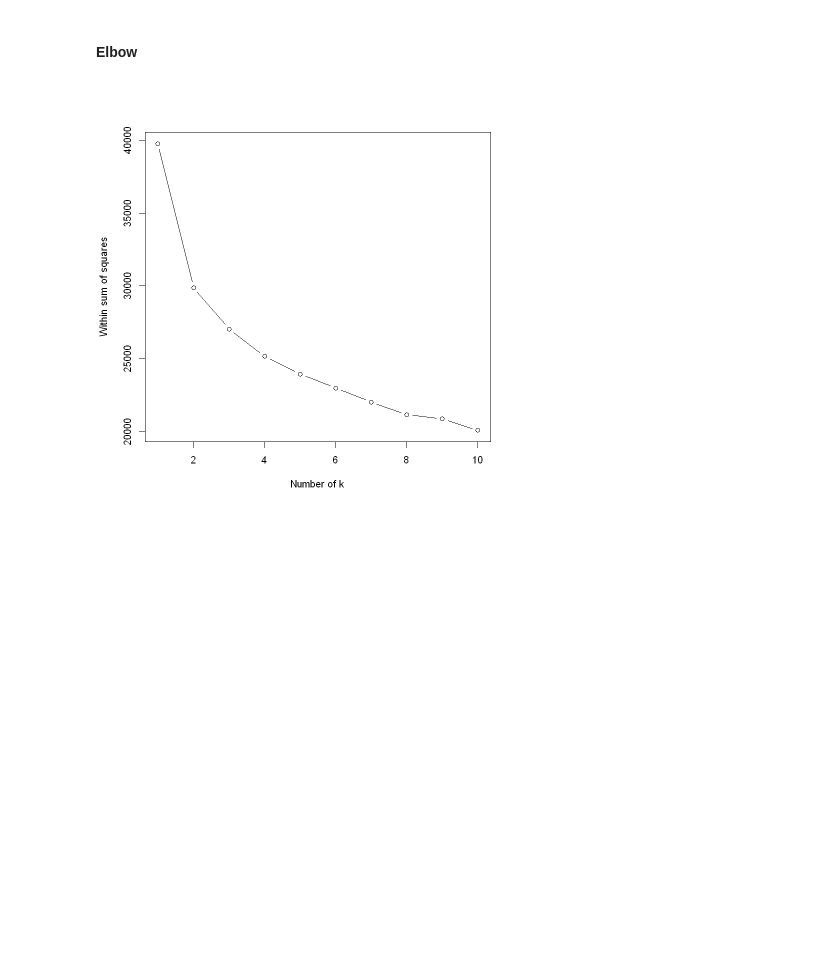
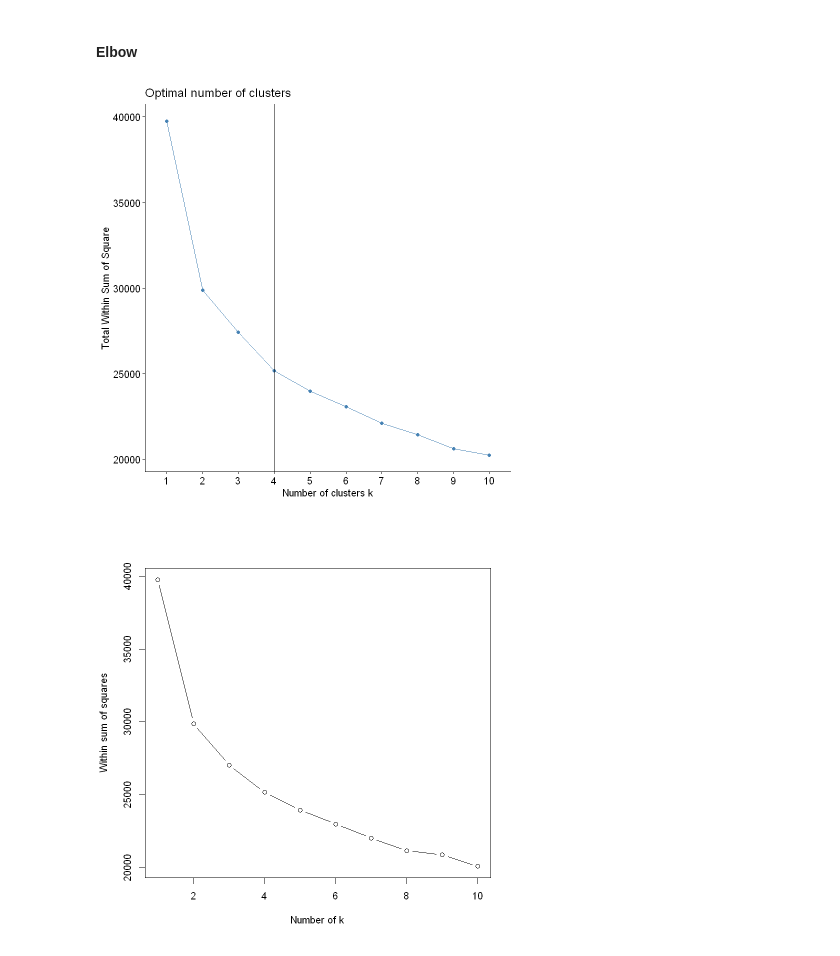
Before and after one commit to Saranga99/DM-ML, a Jupyter notebook: coursework/CW_Q1.ipynb, the cells around one changed output. Saved outputs shown, nothing was run; the diff lists cells and outputs as text; code cells hidden in the pictures; blank space fills up the shorter version.

```diff
--- a/coursework/CW_Q1.ipynb
+++ b/coursework/CW_Q1.ipynb
@@ -351,5 +279,9 @@ set.seed(26)
 # %% [markdown]
 #### Elbow
+# %%
+fviz_nbclust(df_final[2:12],kmeans,method="wss")+geom_vline(xintercept=4,linetype=1)
+# %% [output]
+[figure, added]
 # %%
 k = 1:10
 # %%
```
Also changed, not shown: parts of 37 cells of this notebook, 2 other files.
